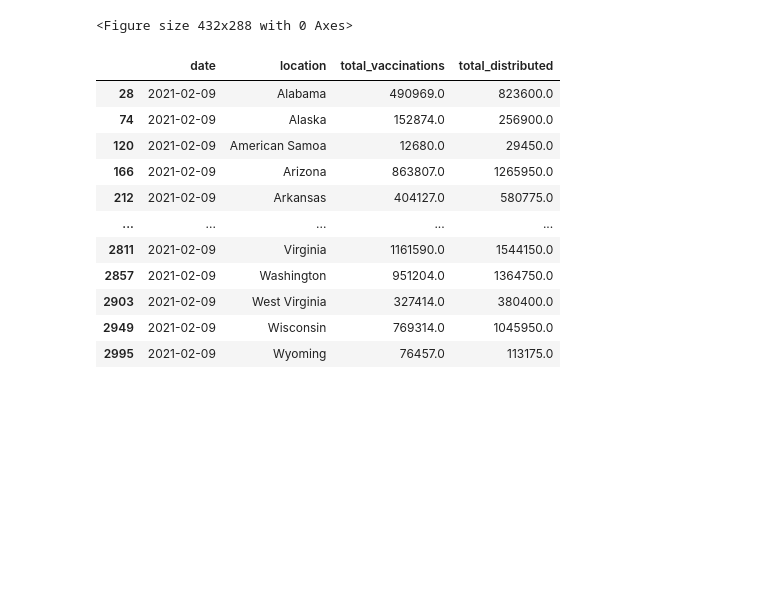
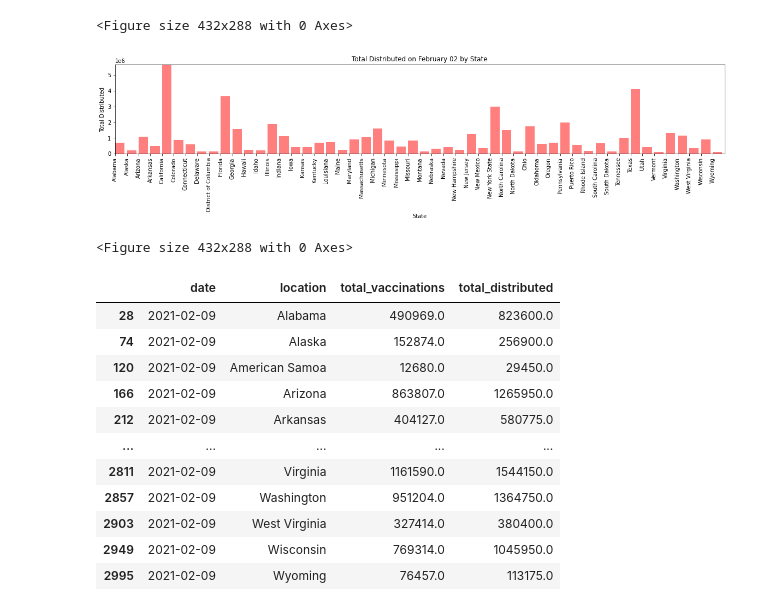
Before and after one commit to kfield1/Project-Covid, a Jupyter notebook: Vaccinations.ipynb, the cells around one changed output. Cells and saved outputs as stored; diff of their text form; code cells hidden in the pictures; blank space fills up the shorter version.

```diff
--- a/Vaccinations.ipynb
+++ b/Vaccinations.ipynb
@@ -234,6 +275,21 @@ plt.savefig("./Images/vfeb_02.png")
 # %% [output]
 [figure]
 <Figure size 432x288 with 0 Axes>
+# %%
+plt.figure(figsize=(20,3))
+plt.bar(x_axis,Feb_02_df ["total_distributed"], color='r', alpha=0.5, align="edge")
+plt.xticks(x_axis, Feb_02_df["location"].values, rotation="vertical")
+plt.xlim(-.025, len(x_axis))
+plt.ylim(0, max(Feb_02_df["total_distributed"])+10)
+plt.title("Total Distributed on February 02 by State")
+plt.xlabel("State")
+plt.ylabel("Total Distributed")
+plt.tight_layout()
+plt.savefig("./Images/dfeb_02.png")
+plt.show()
+# %% [output]
+[figure, added]
+<Figure size 432x288 with 0 Axes>
 # %%
 Feb_09_df=no_null_total_df[(no_null_total_df["date"]=="2021-02-09")]
 Feb_09_df
```
Also changed, not shown: parts of 13 cells of this notebook, 6 other files.
